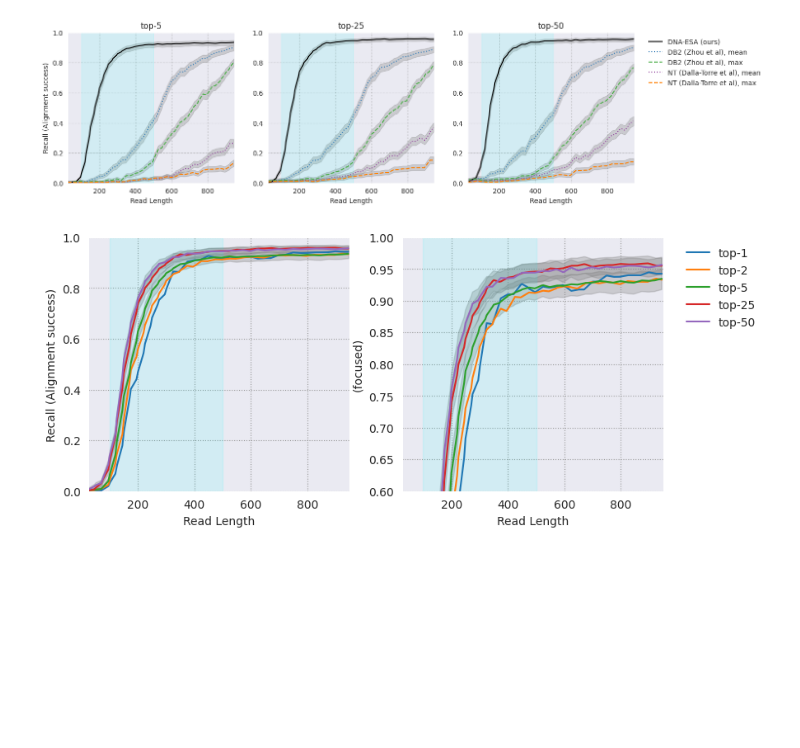
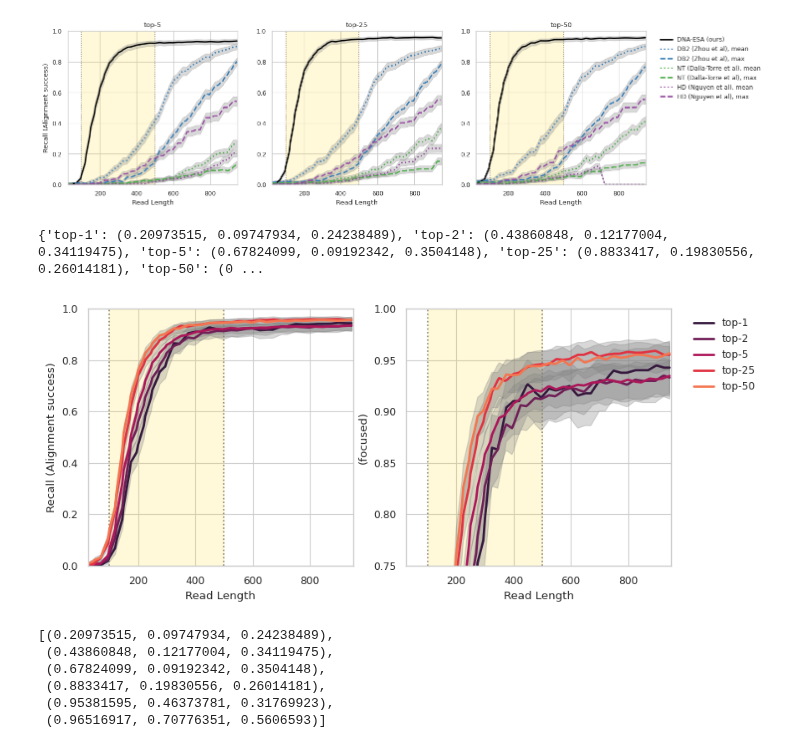
Before and after one commit to KennethEnevoldsen/dna2vec, a Jupyter notebook: evaluate/test_permutes.ipynb, the cells around one changed output. Drawn from its saved outputs; the diff is of its cells as text; code cells hidden in the pictures; blank space fills up the shorter version.

```diff
--- a/evaluate/test_permutes.ipynb
+++ b/evaluate/test_permutes.ipynb
@@ -19,7 +19,7 @@ def plot_stability(file_name, window_size=30, generalize=25, color=None, label=N
     upper_bounds = []
 
     for val in train_sum:
-        l, u = clopper_pearson_interval(val, trials)
+        l, u = clopper_pearson_interval(val if val != 0 else 1, trials)
         lower_bounds.append(l)
         upper_bounds.append(u)
 
@@ -36,16 +36,17 @@ def plot_stability(file_name, window_size=30, generalize=25, color=None, label=N
     smoothed_upper_bounds = moving_average(upper_bounds, window_size)
 
     if default_color:
-        axes.plot(np.array(range(len(smoothed_train_avg)))+generalize, smoothed_train_avg,  linestyle="-", label=label)
+        axes.plot(np.array(range(len(smoothed_train_avg)))+generalize, smoothed_train_avg,  linestyle="-", label=label, linewidth=2, color=color)
 
     else:
         if marker is not None:
-            axes.plot(np.array(range(len(smoothed_train_avg)))+generalize, smoothed_train_avg, alpha=alpha, linestyle=marker, color=color, label=label)
+            axes.plot(np.array(range(len(smoothed_train_avg)))+generalize, smoothed_train_avg, alpha=alpha, linestyle=marker, color=color, label=label, linewidth=2)
             qp += 1
         else:
-            axes.plot(np.array(range(len(smoothed_train_avg)))+generalize, smoothed_train_avg,  linestyle="-", color="black", label=label)
+            axes.plot(np.array(range(len(smoothed_train_avg)))+generalize, smoothed_train_avg,  linestyle="-", color="black", label=label, linewidth=2)
 
-
+    # if "hyena" in file_name and "max" in file_name:
+    #     print(smoothed_lower_bounds, smoothed_upper_bounds)
 
     axes.fill_between(np.array(range(len(smoothed_train_avg)))+generalize, np.clip(smoothed_lower_bounds, 0, 1),
                      np.clip(smoothed_upper_bounds, 0, 1), color='grey', alpha=0.3)
@@ -58,24 +59,24 @@ panes = {
               "max-DNA2BERT": "run_config-dna2bert-max-all_1000_5_25",
               "mean-NucleotideTransformer": "run_config-nucleotide-transformer-mean-all_1000_5_25",
               "max-NucleotideTransformer": "run_config-nucleotide-transformer-max-all_1000_5_25",
-              "mean-HyenaDNA": "run_config-hyena-dna-mean-all_1000_5_25",
-              "max-HyenaDNA": "run_config-hyena-dna-max-all_1000_5_25",
+              "mean-HyenaDNA": "run_config-hyena-dna-mean-all_1000_5_50",
+              "max-HyenaDNA": "run_config-hyena-dna-max-all_1000_5_50",
     },
     "top-25": {"DNA-ESA": "run_config-trained-all-longer-all_random_sub_1000_25_25",
               "mean-DNA2BERT": "run_config-dna2bert-mean-all_1000_25_25",
               "max-DNA2BERT": "run_config-dna2bert-max-all_1000_25_25",
               "mean-NucleotideTransformer": "run_config-nucleotide-transformer-mean-all_1000_25_25",
               "max-NucleotideTransformer": "run_config-nucleotide-transformer-max-all_1000_25_50",
-              "mean-HyenaDNA": "run_config-hyena-dna-mean-all_1000_25_25",
-              "max-HyenaDNA": "run_config-hyena-dna-max-all_1000_25_25",
+              "mean-HyenaDNA": "run_config-hyena-dna-mean-all_1000_25_50",
+              "max-HyenaDNA": "run_config-hyena-dna-max-all_1000_25_50",
     },
     "top-50": {"DNA-ESA": "run_config-trained-all-longer-all_random_sub_1000_50_25",
               "mean-DNA2BERT": "run_config-dna2bert-mean-all_1000_50_25",
               "max-DNA2BERT": "run_config-dna2bert-max-all_1000_50_25",
               "mean-NucleotideTransformer": "run_config-nucleotide-transformer-mean-all_1000_50_25",
               "max-NucleotideTransformer": "run_config-nucleotide-transformer-max-all_1000_50_50",
-              "mean-HyenaDNA": "run_config-hyena-dna-mean-all_1000_50_25",
-              "max-HyenaDNA": "run_config-hyena-dna-max-all_1000_50_25",
+              "mean-HyenaDNA": "run_config-hyena-dna-mean-all_1000_50_50",
+              "max-HyenaDNA": "run_config-hyena-dna-max-all_1000_50_50",
     }
 }
 
@@ -83,30 +84,29 @@ label_vocabulary = {"DNA-ESA": "DNA-ESA (ours)", "mean-DNA2BERT": "DB2 (Zhou et
                     "mean-NucleotideTransformer": "NT (Dalla-Torre et al), mean", "max-NucleotideTransformer": "NT (Dalla-Torre et al), max",
                     "mean-HyenaDNA": "HD (Nguyen et al), mean", "max-HyenaDNA": "HD (Nguyen et al), max"}
 import seaborn as sns
-sns.set_style("darkgrid", {"grid.color": ".6", "grid.linestyle": ":"})
 colors = sns.color_palette("Set1")
 
 color_dict = {}
 for i,(k,pane) in enumerate(panes["top-5"].items()):
-    color_dict[k] = colors[i]
+    color_dict[k] = colors[(i+1)//2]
 
 
 csfont = {'fontname':'Times New Roman'}
+sns.set_style("whitegrid")
+sns.set_context("paper") #, {"grid.color": ".6", "grid.linestyle": ":"})
+
 
 fig, ax = plt.subplots(1, 3, figsize=(15, 4))
 order = ["top-5", "top-25", "top-50"]
 for i, ord_ in enumerate(order):
+    ax[i].axvline(x=100, color='gray', linestyle='dotted')
+    ax[i].axvline(x=500, color='gray', linestyle='dotted')
+    ax[i].fill_between([100, 500], 0, 1, color='gold', alpha=0.15)
     for k,v in panes[ord_].items():
         try:
             plot_stability(panes[ord_][k], color=color_dict[k], label=label_vocabulary[k], axes = ax[i])
         except:
             pass
-    sns.set_style("darkgrid", {"grid.color": ".6", "grid.linestyle": ":"})
-
-    ax[i].axvline(x=100, color='gray', linestyle='dotted')
-    ax[i].axvline(x=500, color='gray', linestyle='dotted')
-    ax[i].fill_between([100, 500], 0, 1, color='cyan', alpha=0.1)
-
     ax[i].set_xlabel("Read Length")
     if i == 0:
         ax[i].set_ylabel("Recall (Alignment success)")
@@ -125,11 +125,14 @@ fig.subplots_adjust(right=0.90)  # Adjust the value as needed
 # Create a legend outside the subplots
 plt.legend(bbox_to_anchor=(1.05, 1), loc='upper left', frameon=False, facecolor='white')
 # plt.legend()
+
 output_file = 'figures/baselines.png'
 plt.savefig(output_file, dpi=500, bbox_inches='tight', format="png")
 plt.show()
+
+# remove grey and replace gold
 # %% [output]
-[figure, old version]
+[figure, new version]
 # %%
 panes = {
     "top-1": "run_config-trained-all-longer-all_random_sub_1000_1_25",
@@ -139,50 +142,66 @@ panes = {
     "top-50": "run_config-trained-all-longer-all_random_sub_1000_50_25"
 }
 
-import seaborn as sns
-sns.set_style("darkgrid", {"grid.color": ".6", "grid.linestyle": ":"})
 csfont = {'fontname':'Times New Roman'}
+colors = sns.color_palette("rocket")
+color_dict = {}
+for i,(k,pane) in enumerate(panes.items()):
+    color_dict[k] = colors[i]
 
+print(color_dict)
 fig, ax = plt.subplots(1, 2, figsize=(9, 4))
 
 order = ["top-1", "top-2", "top-5", "top-25", "top-50"]
 for ax_ in ax:
 
-    sns.set_style("darkgrid", {"grid.color": ".6", "grid.linestyle": ":"})
+    ax_.axvline(x=100, color='gray', linestyle='dotted')
+    ax_.axvline(x=500, color='gray', linestyle='dotted')
+    ax_.fill_between([100, 500], 0, 1, color='gold', alpha=0.15)
+
     for i, ord_ in enumerate(order):
         try:
-            plot_stability(panes[ord_], label=ord_, axes = ax_, default_color = True)
+            plot_stability(panes[ord_], label=ord_, axes = ax_, color = color_dict[ord_], default_color=True)
         except:
             pass
 
 ax[0].set_xlabel("Read Length")
 
 ax[0].set_xlim([25,950])
 ax[0].set_ylim([0,1])
 
 ax[0].set_ylabel("Recall (Alignment success)")
-ax[0].fill_between([100, 500], 0, 1, color='cyan', alpha=0.1)
+#ax[0].fill_between([100, 500], 0, 1, color='cyan', alpha=0.1)
 # ax[0].legend(fontsize="10", loc="lower right")
 
 ax[1].set_xlabel("Read Length")
 
 ax[1].set_xlim([25,950])
-ax[1].set_ylim([0.6,1])
+ax[1].set_ylim([0.75,1])
 ax[1].set_ylabel("(focused)")
 
-ax[1].fill_between([100, 500], 0, 1, color='cyan', alpha=0.1)
+#ax[1].fill_between([100, 500], 0, 1, color='cyan', alpha=0.1)
 # ax[1].legend(fontsize="10", loc="lower right")
 
 fig.subplots_adjust(right=0.90)  # Adjust the value as needed
 
 # Create a legend outside the subplots
 plt.legend(bbox_to_anchor=(1.05, 1), loc='upper left', frameon=False, facecolor='white')
 
 output_file = 'figures/topk.png'
 plt.savefig(output_file, dpi=500, bbox_inches='tight', format="png")
 plt.show()
 # %% [output]
+{'top-1': (0.20973515, 0.09747934, 0.24238489), 'top-2': (0.43860848, 0.12177004, 0.34119475), 'top-5': (0.67824099, 0.09192342, 0.3504148), 'top-25': (0.8833417, 0.19830556, 0.26014181), 'top-50': (0 ...
-[figure, old version]
+[figure, new version]
+# %%
+colors
+# %% [output]
+[(0.20973515, 0.09747934, 0.24238489),
+ (0.43860848, 0.12177004, 0.34119475),
+ (0.67824099, 0.09192342, 0.3504148),
+ (0.8833417, 0.19830556, 0.26014181),
+ (0.95381595, 0.46373781, 0.31769923),
+ (0.96516917, 0.70776351, 0.5606593)]
 # %%
 import pandas as pd
 df = pd.read_csv("/home/pholur/dna2vec/evaluate/test_cache/accuracy/table.csv", comment = "#")
```
Also changed, not shown: parts of 2 cells of this notebook, 12 other files.
